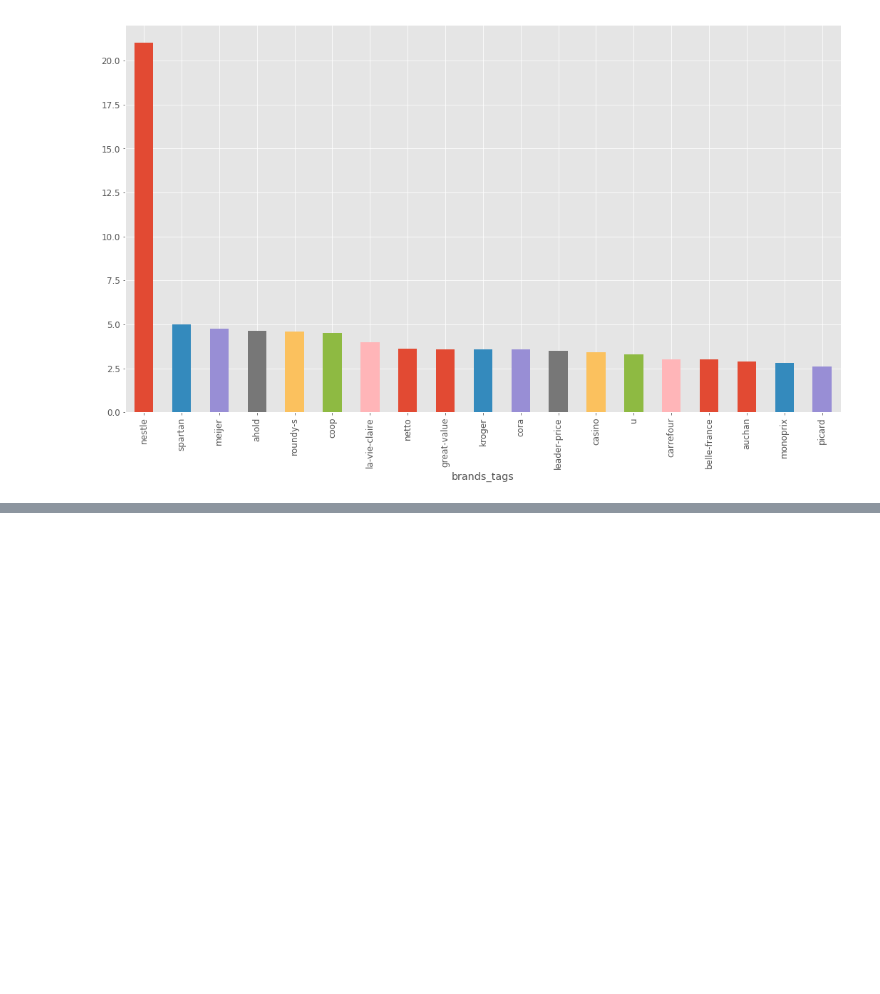
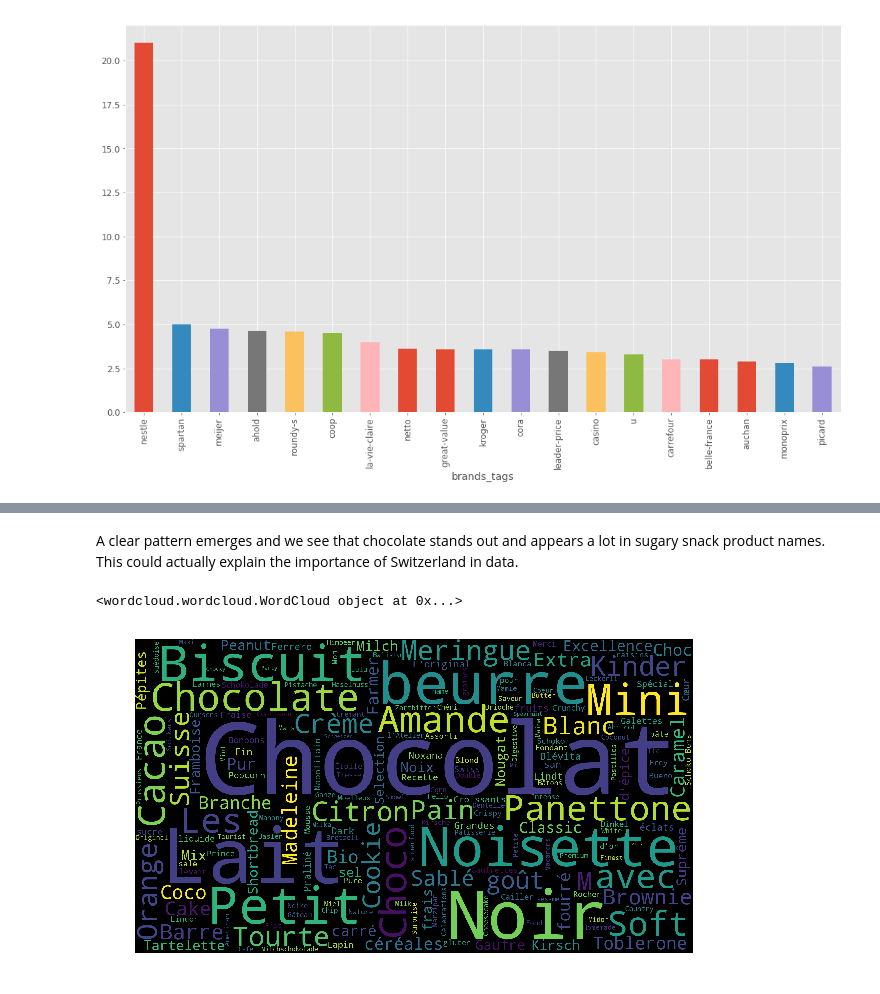
Before and after one commit to lbasseto/meyran-open-food-facts, a Jupyter notebook: Data PreProcessing.ipynb, the cells around one changed output, grey strips where cells are left out. Saved outputs shown, nothing was run; the diff lists cells and outputs as text; code cells hidden in the pictures; blank space fills up the shorter version.

```diff
--- a/Data PreProcessing.ipynb
+++ b/Data PreProcessing.ipynb
@@ -966,0 +776,7 @@ asdfl3.sort_values(name, ascending=False).plot.bar()
+# %% [markdown]
+A clear pattern emerges and we see that chocolate stands out and appears a lot in sugary snack product names. This could actually explain the importance of Switzerland in data.
+# %%
+plot(stringify(switzerland[switzerland["main_category_en"] == "Sugary snacks"]), figsize=(10, 10), width = 1920, height = 1080, min_font_size=8)
+# %% [output]
+<wordcloud.wordcloud.WordCloud object at 0x...>
+[figure, added]
```
Also changed, not shown: parts of 56 cells of this notebook.
